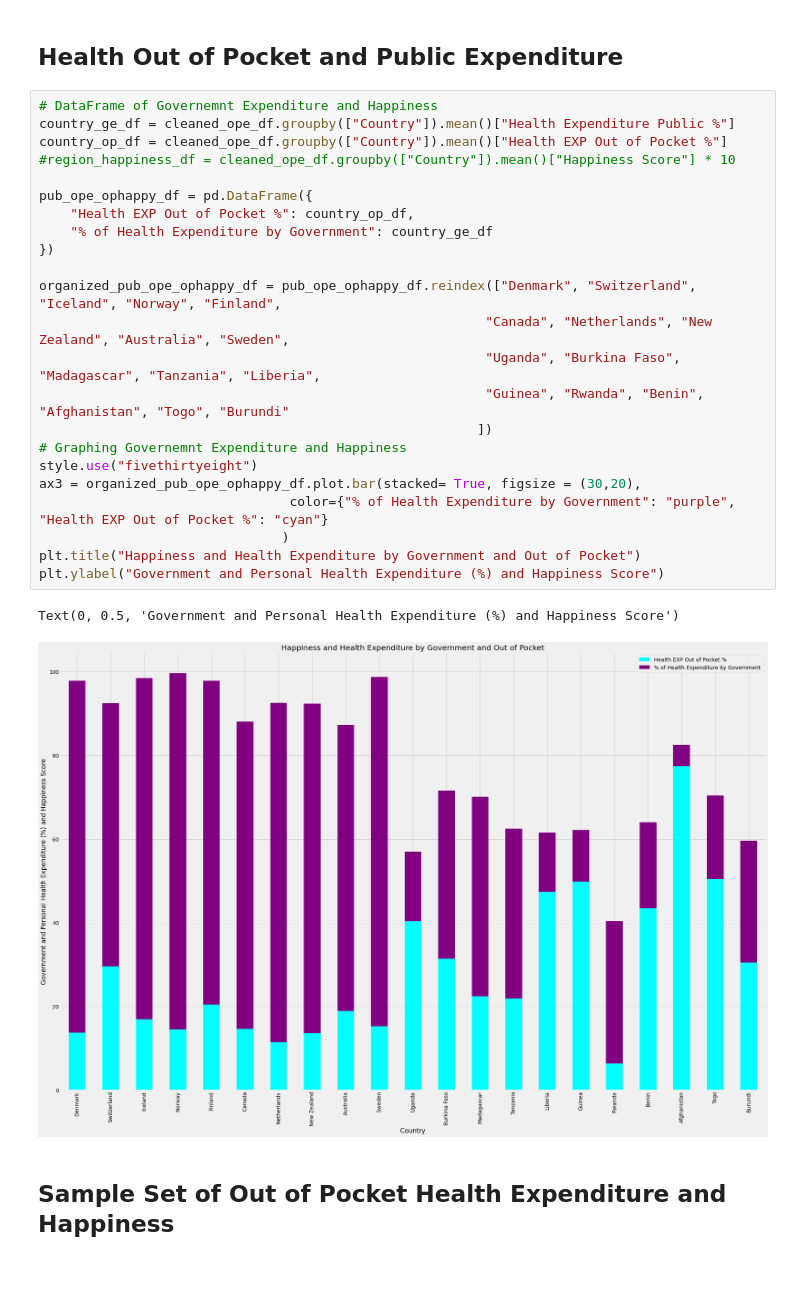
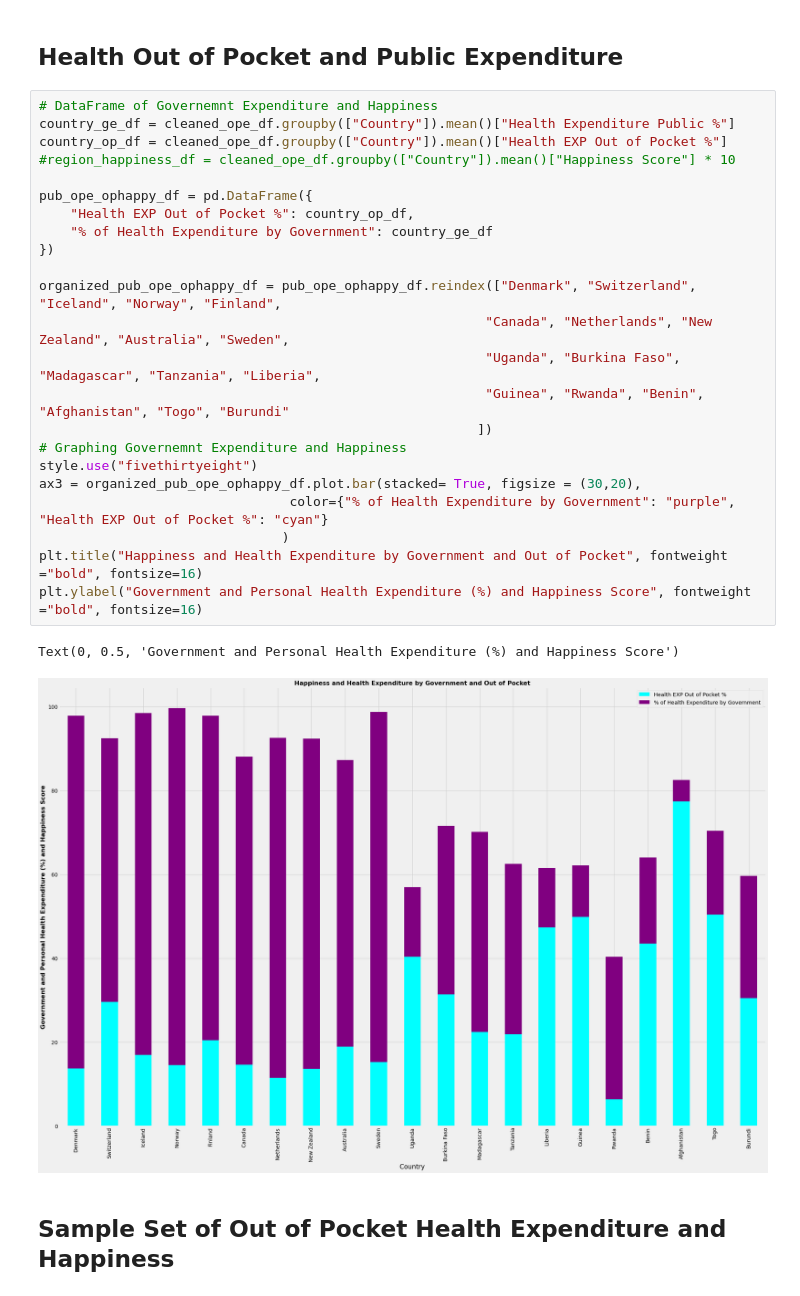
Before and after one commit to conwaykylej/Are_you_Sick_of_It, a Jupyter notebook: Out of Pocket Exp..ipynb, the cells around one changed output. Saved outputs shown, nothing was run; the diff lists cells and outputs as text.

```diff
--- a/Out of Pocket Exp..ipynb
+++ b/Out of Pocket Exp..ipynb
@@ -184,29 +184,29 @@ Text(0, 0.5, 'Government Health Expenditure (%) and Happiness Score')
 # %%
 # DataFrame of Governemnt Expenditure and Happiness
 country_ge_df = cleaned_ope_df.groupby(["Country"]).mean()["Health Expenditure Public %"]
 country_op_df = cleaned_ope_df.groupby(["Country"]).mean()["Health EXP Out of Pocket %"]
 #region_happiness_df = cleaned_ope_df.groupby(["Country"]).mean()["Happiness Score"] * 10
 
 pub_ope_ophappy_df = pd.DataFrame({
     "Health EXP Out of Pocket %": country_op_df,
     "% of Health Expenditure by Government": country_ge_df
 })
 
 organized_pub_ope_ophappy_df = pub_ope_ophappy_df.reindex(["Denmark", "Switzerland", "Iceland", "Norway", "Finland",
                                                          "Canada", "Netherlands", "New Zealand", "Australia", "Sweden",
                                                          "Uganda", "Burkina Faso", "Madagascar", "Tanzania", "Liberia",
                                                          "Guinea", "Rwanda", "Benin", "Afghanistan", "Togo", "Burundi"
                                                         ])
 # Graphing Governemnt Expenditure and Happiness
 style.use("fivethirtyeight")
 ax3 = organized_pub_ope_ophappy_df.plot.bar(stacked= True, figsize = (30,20),
                                 color={"% of Health Expenditure by Government": "purple", "Health EXP Out of Pocket %": "cyan"}
                                )
-plt.title("Happiness and Health Expenditure by Government and Out of Pocket")
-plt.ylabel("Government and Personal Health Expenditure (%) and Happiness Score")
+plt.title("Happiness and Health Expenditure by Government and Out of Pocket", fontweight ="bold", fontsize=16)
+plt.ylabel("Government and Personal Health Expenditure (%) and Happiness Score", fontweight ="bold", fontsize=16)
 # %% [output]
 Text(0, 0.5, 'Government and Personal Health Expenditure (%) and Happiness Score')
-[figure, old version]
+[figure, new version]
 # %% [markdown]
 ## Sample Set of Out of Pocket Health Expenditure and Happiness
 # %%
```
Also changed, not shown: parts of 4 cells of this notebook.
